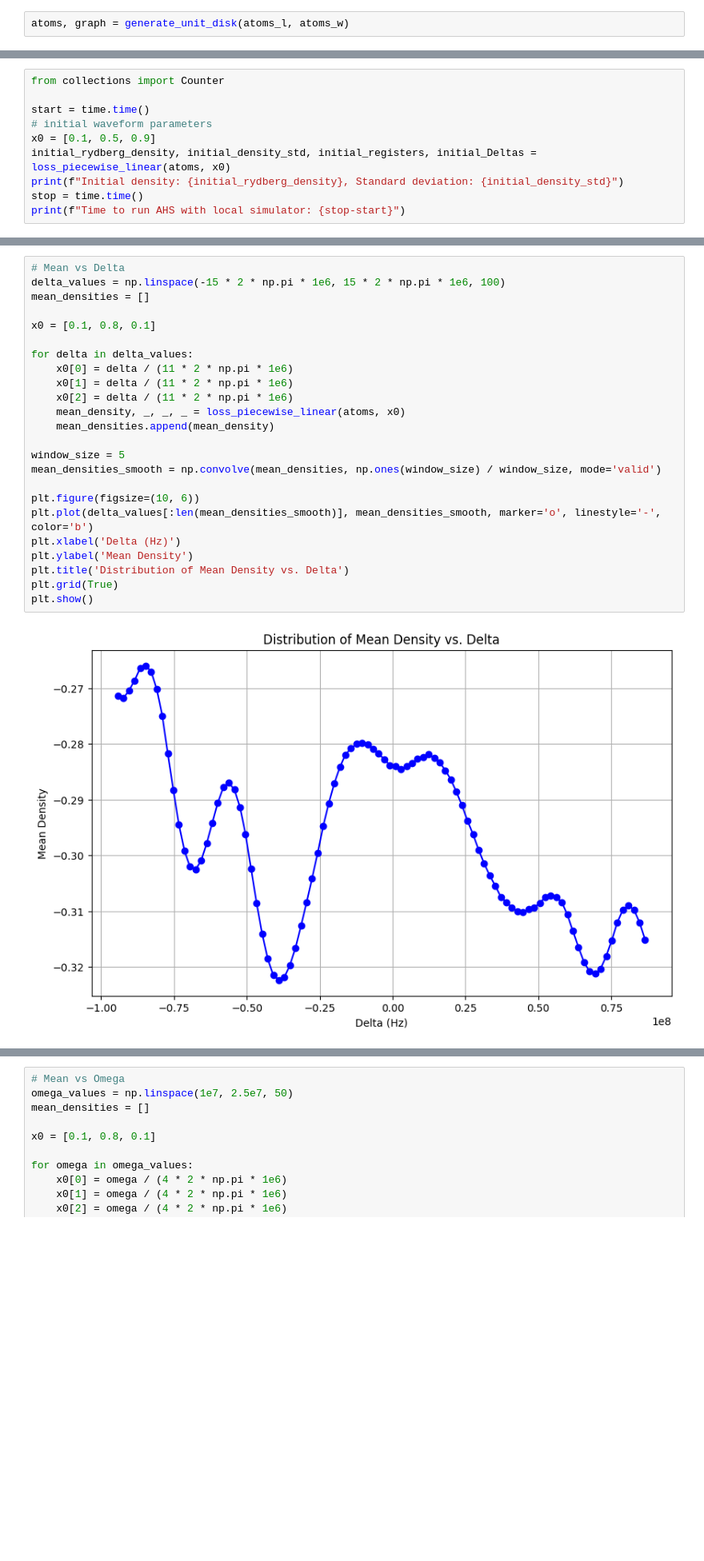
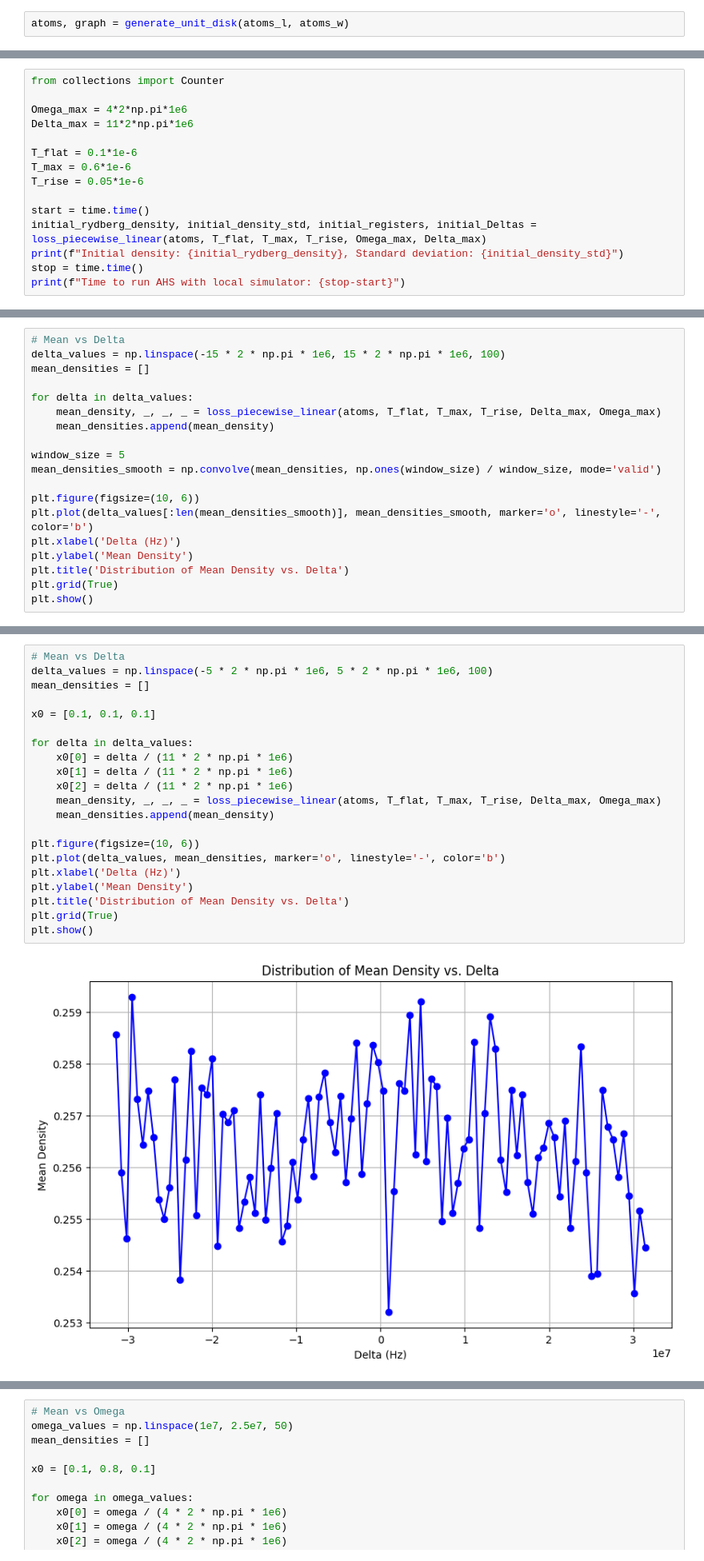
Before and after one commit to porkbellie/quantum-benchmark, a Jupyter notebook: MIS3.ipynb, the cells around one changed output, grey strips where cells are left out. Shown at 80% size. Saved outputs shown, nothing was run; the diff lists cells and outputs as text; blank space fills up the shorter version.

Commit message:
Update MIS3.ipynb
modified parameters for loss function,  positive density

```diff
--- a/MIS3.ipynb
+++ b/MIS3.ipynb
@@ -119,10 +117,15 @@ def loss_piecewise_linear(atoms: AtomArrangement, x: list, shots=5000):
 # %%
 from collections import Counter
 
+Omega_max = 4*2*np.pi*1e6
+Delta_max = 11*2*np.pi*1e6
+
+T_flat = 0.1*1e-6
+T_max = 0.6*1e-6
+T_rise = 0.05*1e-6
+
 start = time.time()
-# initial waveform parameters
-x0 = [0.1, 0.5, 0.9]
-initial_rydberg_density, initial_density_std, initial_registers, initial_Deltas = loss_piecewise_linear(atoms, x0)
+initial_rydberg_density, initial_density_std, initial_registers, initial_Deltas = loss_piecewise_linear(atoms, T_flat, T_max, T_rise, Omega_max, Delta_max)
 print(f"Initial density: {initial_rydberg_density}, Standard deviation: {initial_density_std}")
 stop = time.time()
 print(f"Time to run AHS with local simulator: {stop-start}")
@@ -160,0 +164,19 @@ Independent set of 4-th most likely outcome
+# %%
+# Mean vs Delta
+delta_values = np.linspace(-15 * 2 * np.pi * 1e6, 15 * 2 * np.pi * 1e6, 100)
+mean_densities = []
+
+for delta in delta_values:
+    mean_density, _, _, _ = loss_piecewise_linear(atoms, T_flat, T_max, T_rise, Delta_max, Omega_max)
+    mean_densities.append(mean_density)
+
+window_size = 5
+mean_densities_smooth = np.convolve(mean_densities, np.ones(window_size) / window_size, mode='valid')
+
+plt.figure(figsize=(10, 6))
+plt.plot(delta_values[:len(mean_densities_smooth)], mean_densities_smooth, marker='o', linestyle='-', color='b')
+plt.xlabel('Delta (Hz)')
+plt.ylabel('Mean Density')
+plt.title('Distribution of Mean Density vs. Delta')
+plt.grid(True)
+plt.show()
@@ -161,26 +185,23 @@ Independent set of 4-th most likely outcome
 # %%
 # Mean vs Delta
-delta_values = np.linspace(-15 * 2 * np.pi * 1e6, 15 * 2 * np.pi * 1e6, 100)
+delta_values = np.linspace(-5 * 2 * np.pi * 1e6, 5 * 2 * np.pi * 1e6, 100)
 mean_densities = []
 
-x0 = [0.1, 0.8, 0.1]
+x0 = [0.1, 0.1, 0.1]
 
 for delta in delta_values:
     x0[0] = delta / (11 * 2 * np.pi * 1e6)
     x0[1] = delta / (11 * 2 * np.pi * 1e6)
     x0[2] = delta / (11 * 2 * np.pi * 1e6)
-    mean_density, _, _, _ = loss_piecewise_linear(atoms, x0)
+    mean_density, _, _, _ = loss_piecewise_linear(atoms, T_flat, T_max, T_rise, Delta_max, Omega_max)
     mean_densities.append(mean_density)
 
-window_size = 5
-mean_densities_smooth = np.convolve(mean_densities, np.ones(window_size) / window_size, mode='valid')
-
 plt.figure(figsize=(10, 6))
-plt.plot(delta_values[:len(mean_densities_smooth)], mean_densities_smooth, marker='o', linestyle='-', color='b')
+plt.plot(delta_values, mean_densities, marker='o', linestyle='-', color='b')
 plt.xlabel('Delta (Hz)')
 plt.ylabel('Mean Density')
 plt.title('Distribution of Mean Density vs. Delta')
 plt.grid(True)
 plt.show()
 # %% [output]
-[figure, old version]
+[figure, new version]
```
Also changed, not shown: parts of 7 cells of this notebook.
